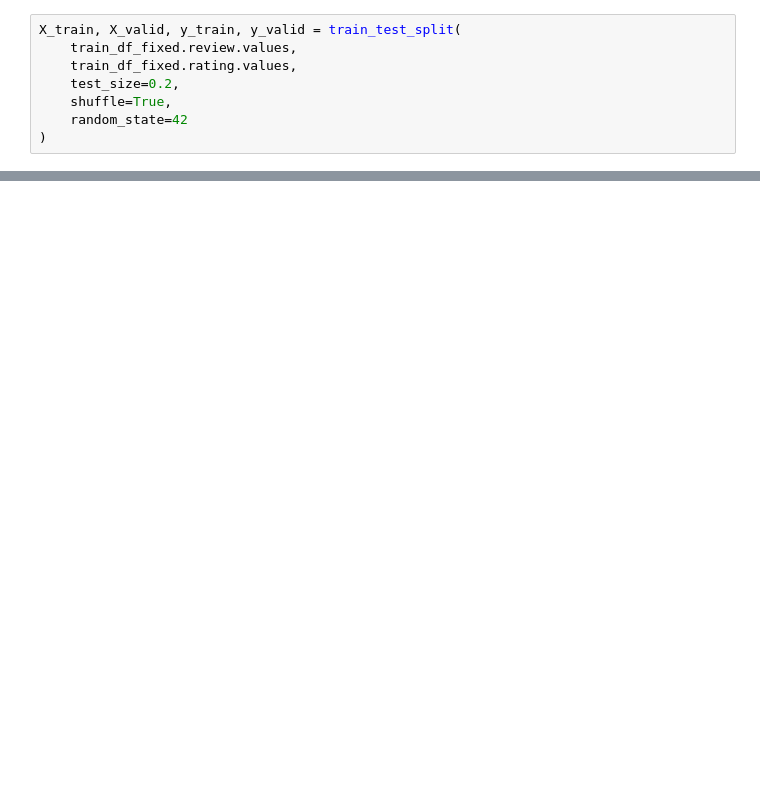
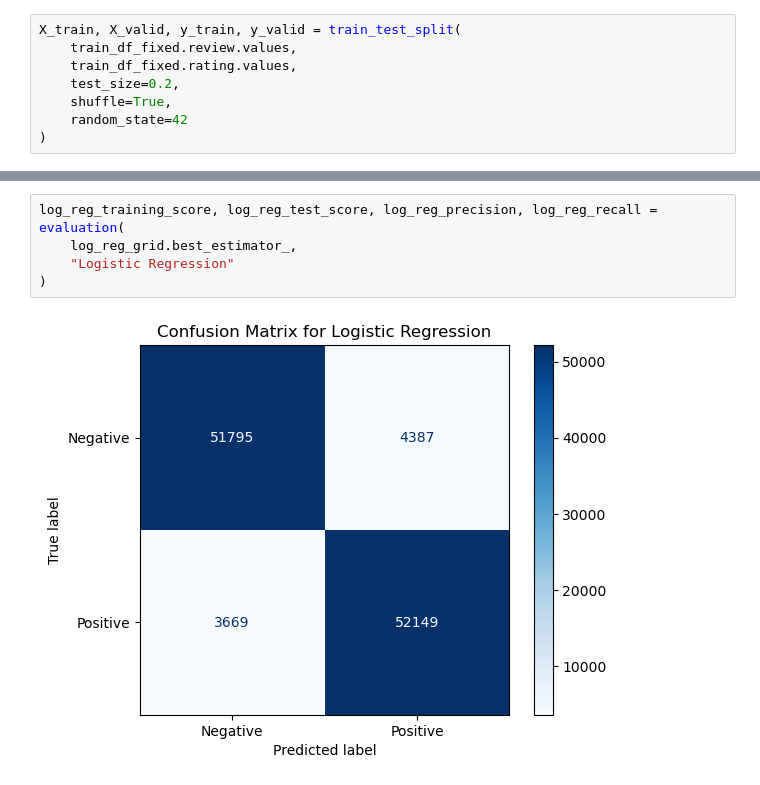
Before and after one commit to ddurgoji/yelp-reviews-capstone-project-ucb-ml-ai, a Jupyter notebook: yelp-reviews-capstone-ucb-mlai.ipynb, the cells around one changed output, grey strips where cells are left out. Saved outputs shown, nothing was run; the diff lists cells and outputs as text; blank space fills up the shorter version.

```diff
--- a/yelp-reviews-capstone-ucb-mlai.ipynb
+++ b/yelp-reviews-capstone-ucb-mlai.ipynb
@@ -1157,0 +901,7 @@ results
+# %%
+log_reg_training_score, log_reg_test_score, log_reg_precision, log_reg_recall = evaluation(
+    log_reg_grid.best_estimator_,
+    "Logistic Regression"
+)
+# %% [output]
+[figure, added]
```
Also changed, not shown: parts of 47 cells of this notebook, 3 other files.
